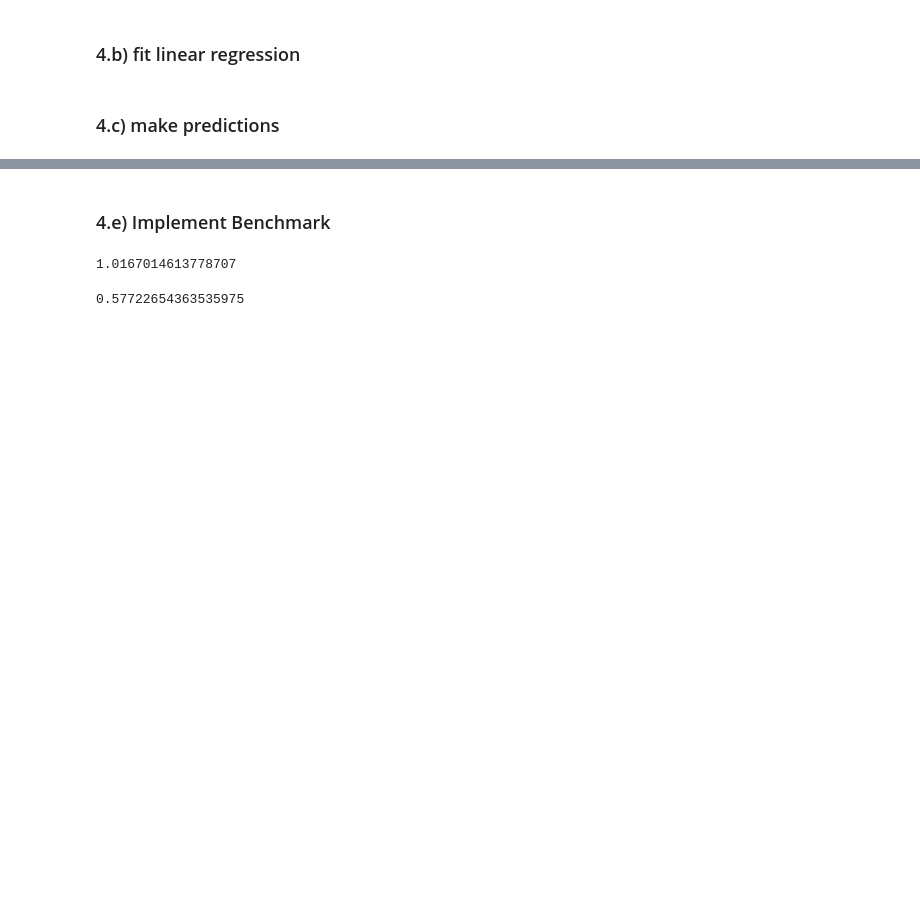
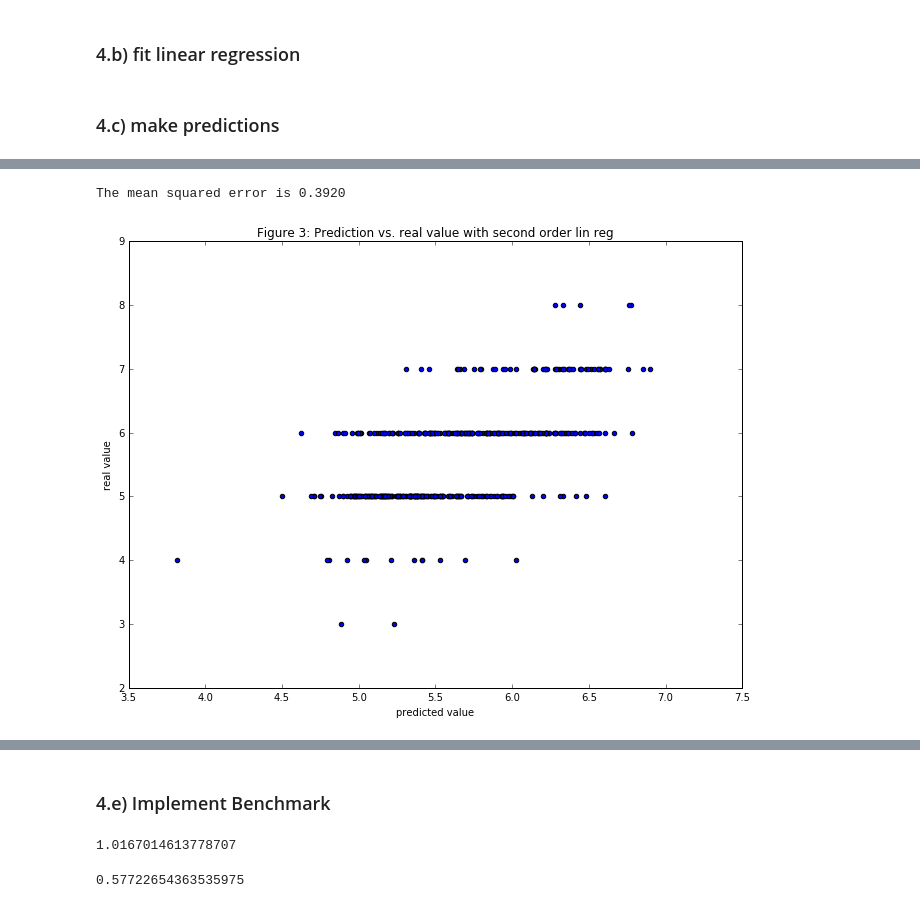
Before and after one commit to adriculteur/ASI_Assignment, a Jupyter notebook: ASI_Assignment.ipynb, the cells around one changed output, grey strips where cells are left out. Drawn from its saved outputs; the diff is of its cells as text; code cells hidden in the pictures; blank space fills up the shorter version.

```diff
--- a/ASI_Assignment.ipynb
+++ b/ASI_Assignment.ipynb
@@ -180,0 +192,21 @@ The mean squared error is 0.4314
+# %%
+# fit linear regression and make predictions
+w_2 = linearRegression(trainRed.loc[:,:'alcohol'], trainRed.loc[:,'quality'],order=2)
+predictions_2 = predict(testRed.loc[:,:'alcohol'], w_2, testRed.loc[:,'quality'], order=2)
+
+# plot the result
+fig = plt.figure(figsize=(11,8))
+predVals_2 = np.array(list(map(lambda l: l[0], predictions_2)))
+targetVals_2 = np.array(list(map(lambda l: l[1], predictions_2)))
+
+plt.scatter(predVals_2, targetVals_2)
+plt.xlabel('predicted value')
+plt.ylabel('real value')
+plt.title('Figure 3: Prediction vs. real value with second order lin reg')
+
+# compute mse and print it
+mse_2 = computeMeanSquaredError(predVals_2, targetVals_2)
+print('The mean squared error is %.4f' %mse_2)
+# %% [output]
+The mean squared error is 0.3920
+[figure, added]
```
Also changed, not shown: parts of 21 cells of this notebook.
